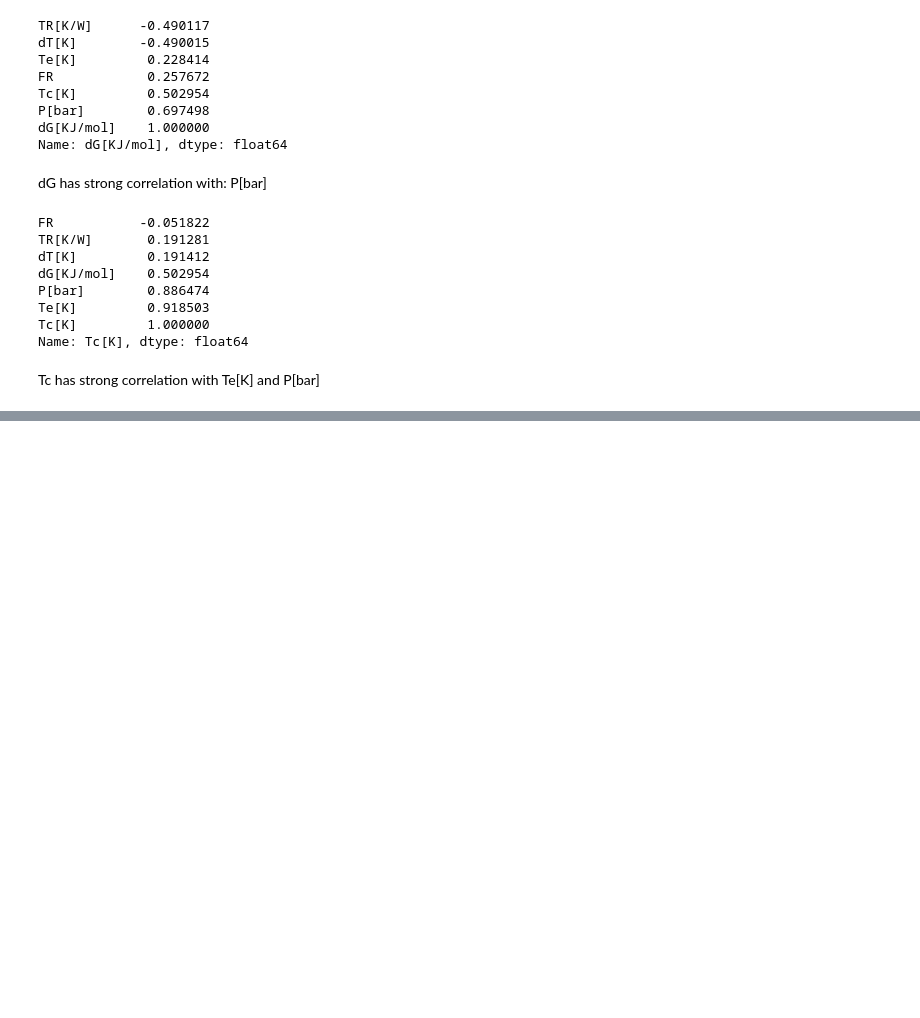
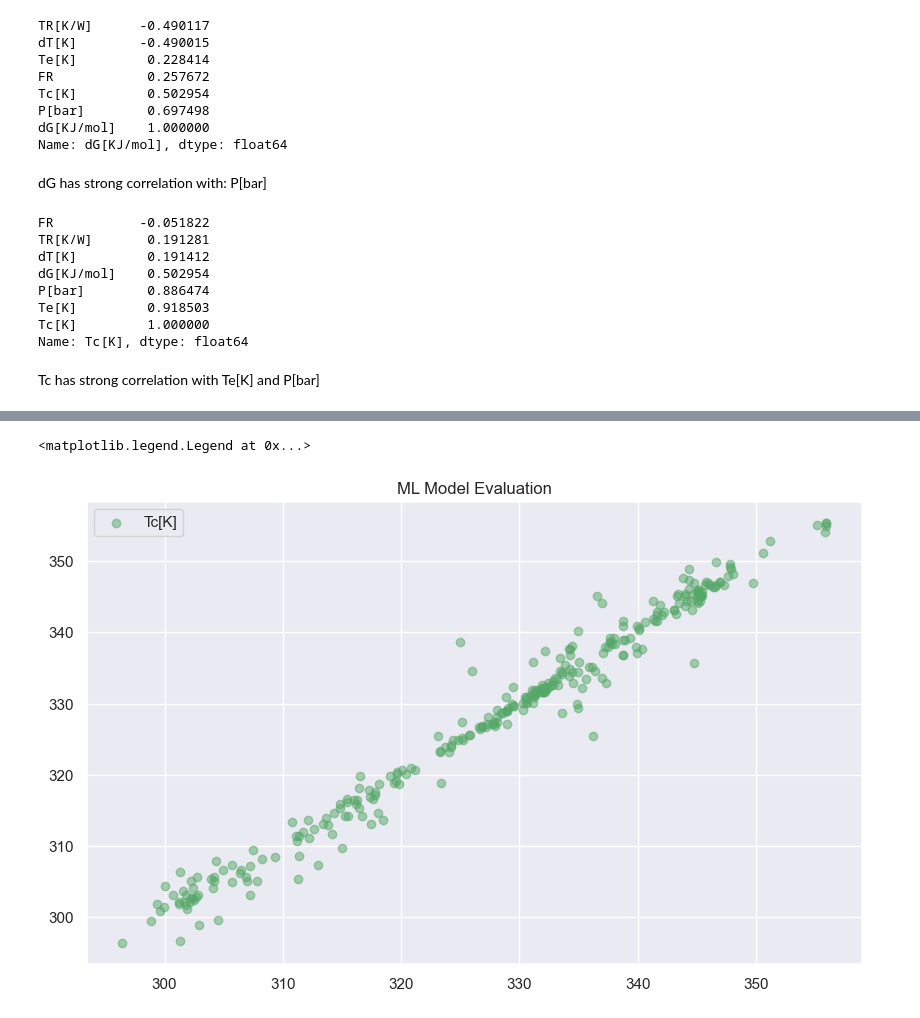
Before and after one commit to nirmalparmarphd/PulseHeatPipe, a Jupyter notebook: ml_solution_php.ipynb, the cells around one changed output, grey strips where cells are left out. Drawn from its saved outputs; the diff is of its cells as text; code cells hidden in the pictures; blank space fills up the shorter version.

```diff
--- a/ml_solution_php.ipynb
+++ b/ml_solution_php.ipynb
@@ -141,0 +238,9 @@ x_train, x_test, y_train, y_test = ml.data_split(df_sd)
+# %%
+# plot prediction and targets
+plt.figure(figsize=(10,6))
+plt.scatter(prediction['Tc[K]'], y_test['Tc[K]'], c='g',alpha=0.5, label='Tc[K]')
+plt.title('ML Model Evaluation')
+plt.legend()
+# %% [output]
+<matplotlib.legend.Legend at 0x...>
+[figure, added]
```
Also changed, not shown: parts of 19 cells of this notebook, 10 other files.
